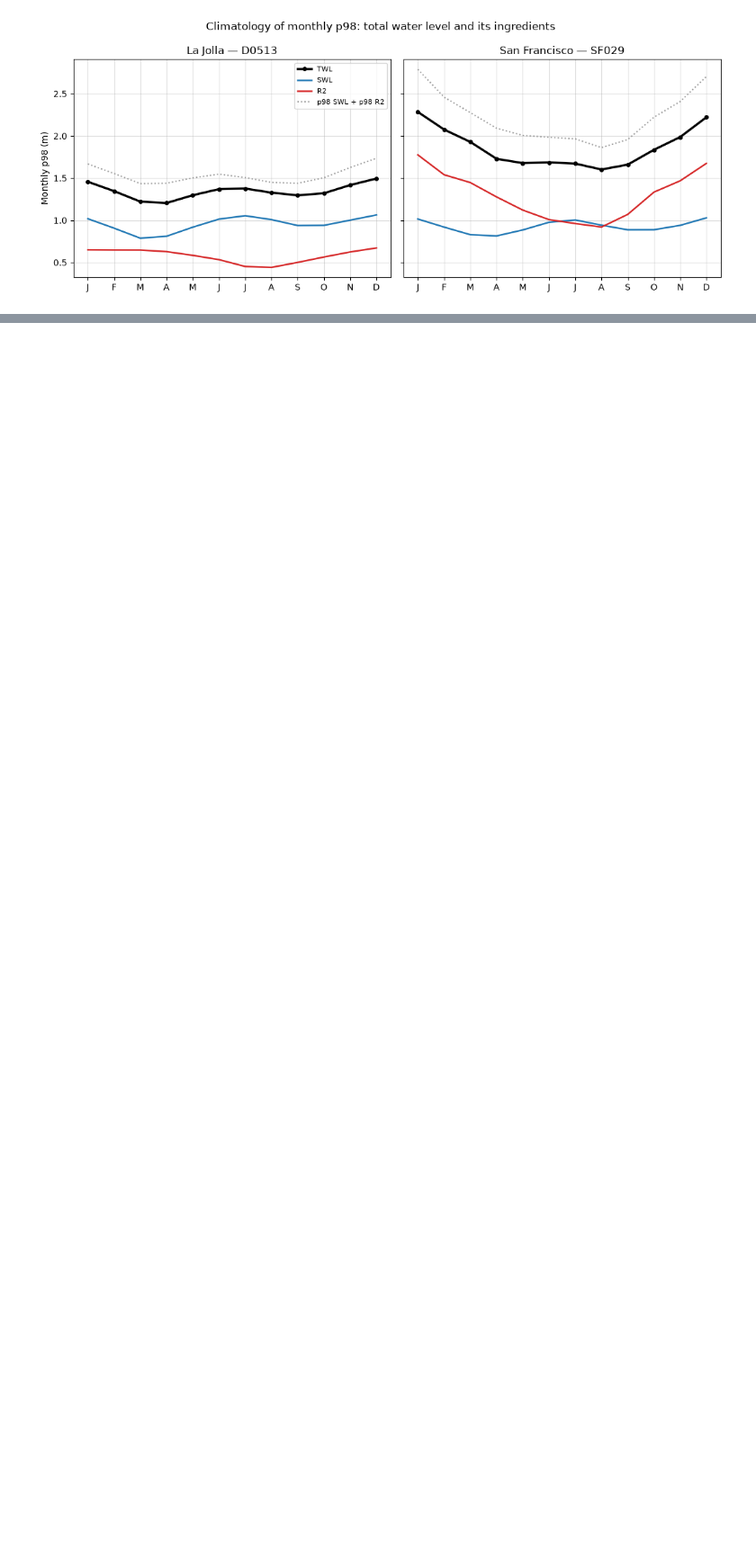
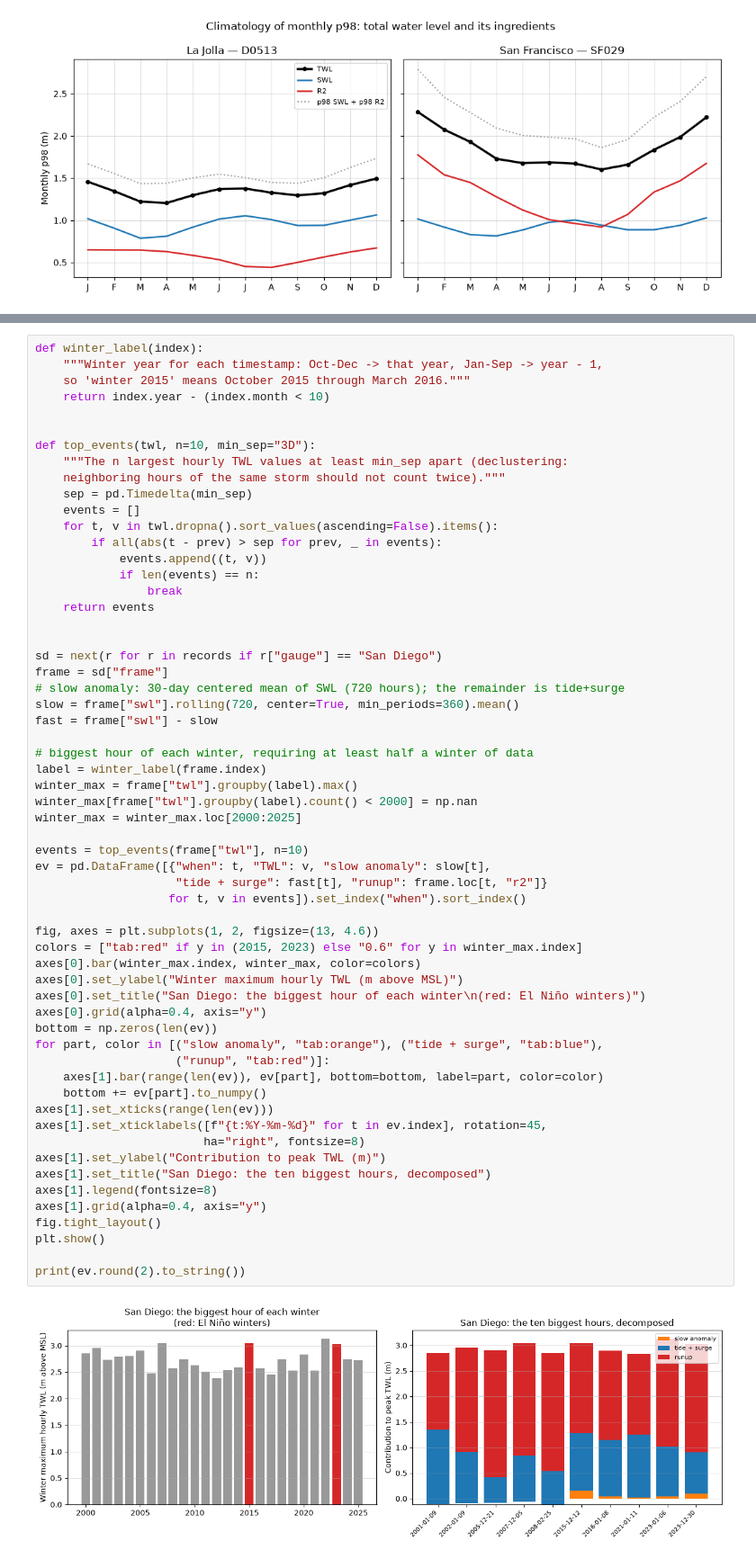
Before and after one commit to holdenlesliebole/climate-data-foundations, a Jupyter notebook: reference/13_el_nino_total_water_level_complete.ipynb, the cells around one changed output, grey strips where cells are left out. Shown at 90% size. Drawn from its saved outputs; the diff is of its cells as text; blank space fills up the shorter version.

```diff
--- a/reference/13_el_nino_total_water_level_complete.ipynb
+++ b/reference/13_el_nino_total_water_level_complete.ipynb
@@ -440,0 +462,61 @@ plt.show()
+# %%
+def winter_label(index):
+    """Winter year for each timestamp: Oct-Dec -> that year, Jan-Sep -> year - 1,
+    so 'winter 2015' means October 2015 through March 2016."""
+    return index.year - (index.month < 10)
+
+
+def top_events(twl, n=10, min_sep="3D"):
+    """The n largest hourly TWL values at least min_sep apart (declustering:
+    neighboring hours of the same storm should not count twice)."""
+    sep = pd.Timedelta(min_sep)
+    events = []
+    for t, v in twl.dropna().sort_values(ascending=False).items():
+        if all(abs(t - prev) > sep for prev, _ in events):
+            events.append((t, v))
+            if len(events) == n:
+                break
+    return events
+
+
+sd = next(r for r in records if r["gauge"] == "San Diego")
+frame = sd["frame"]
+# slow anomaly: 30-day centered mean of SWL (720 hours); the remainder is tide+surge
+slow = frame["swl"].rolling(720, center=True, min_periods=360).mean()
+fast = frame["swl"] - slow
+
+# biggest hour of each winter, requiring at least half a winter of data
+label = winter_label(frame.index)
+winter_max = frame["twl"].groupby(label).max()
+winter_max[frame["twl"].groupby(label).count() < 2000] = np.nan
+winter_max = winter_max.loc[2000:2025]
+
+events = top_events(frame["twl"], n=10)
+ev = pd.DataFrame([{"when": t, "TWL": v, "slow anomaly": slow[t],
+                    "tide + surge": fast[t], "runup": frame.loc[t, "r2"]}
+                   for t, v in events]).set_index("when").sort_index()
+
+fig, axes = plt.subplots(1, 2, figsize=(13, 4.6))
+colors = ["tab:red" if y in (2015, 2023) else "0.6" for y in winter_max.index]
+axes[0].bar(winter_max.index, winter_max, color=colors)
+axes[0].set_ylabel("Winter maximum hourly TWL (m above MSL)")
+axes[0].set_title("San Diego: the biggest hour of each winter\n(red: El Niño winters)")
+axes[0].grid(alpha=0.4, axis="y")
+bottom = np.zeros(len(ev))
+for part, color in [("slow anomaly", "tab:orange"), ("tide + surge", "tab:blue"),
+                    ("runup", "tab:red")]:
+    axes[1].bar(range(len(ev)), ev[part], bottom=bottom, label=part, color=color)
+    bottom += ev[part].to_numpy()
+axes[1].set_xticks(range(len(ev)))
+axes[1].set_xticklabels([f"{t:%Y-%m-%d}" for t in ev.index], rotation=45,
+                        ha="right", fontsize=8)
+axes[1].set_ylabel("Contribution to peak TWL (m)")
+axes[1].set_title("San Diego: the ten biggest hours, decomposed")
+axes[1].legend(fontsize=8)
+axes[1].grid(alpha=0.4, axis="y")
+fig.tight_layout()
+plt.show()
+
+print(ev.round(2).to_string())
+# %% [output]
+[figure, added]
```
Also changed, not shown: parts of 7 cells of this notebook, 3 other files.
